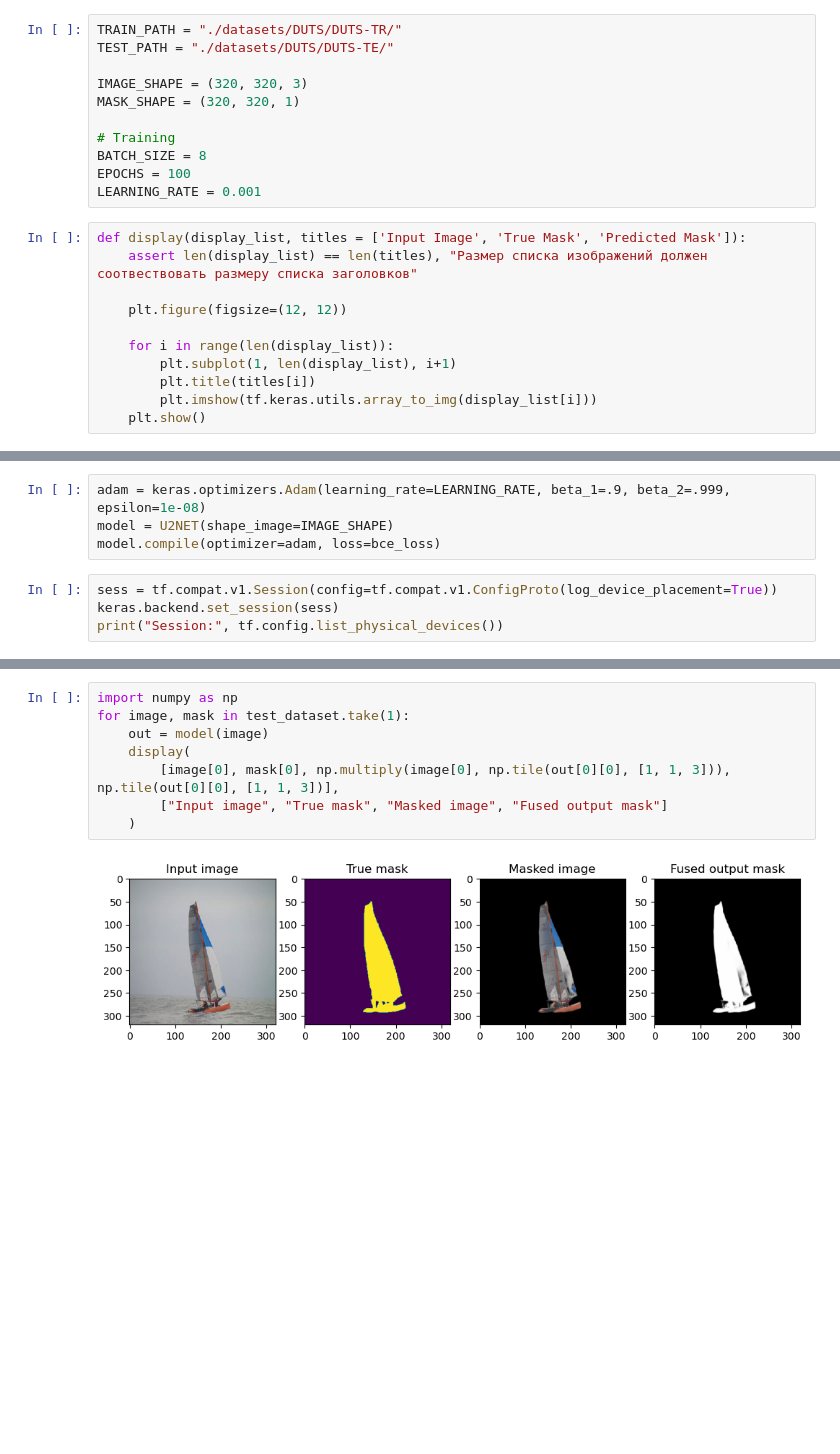
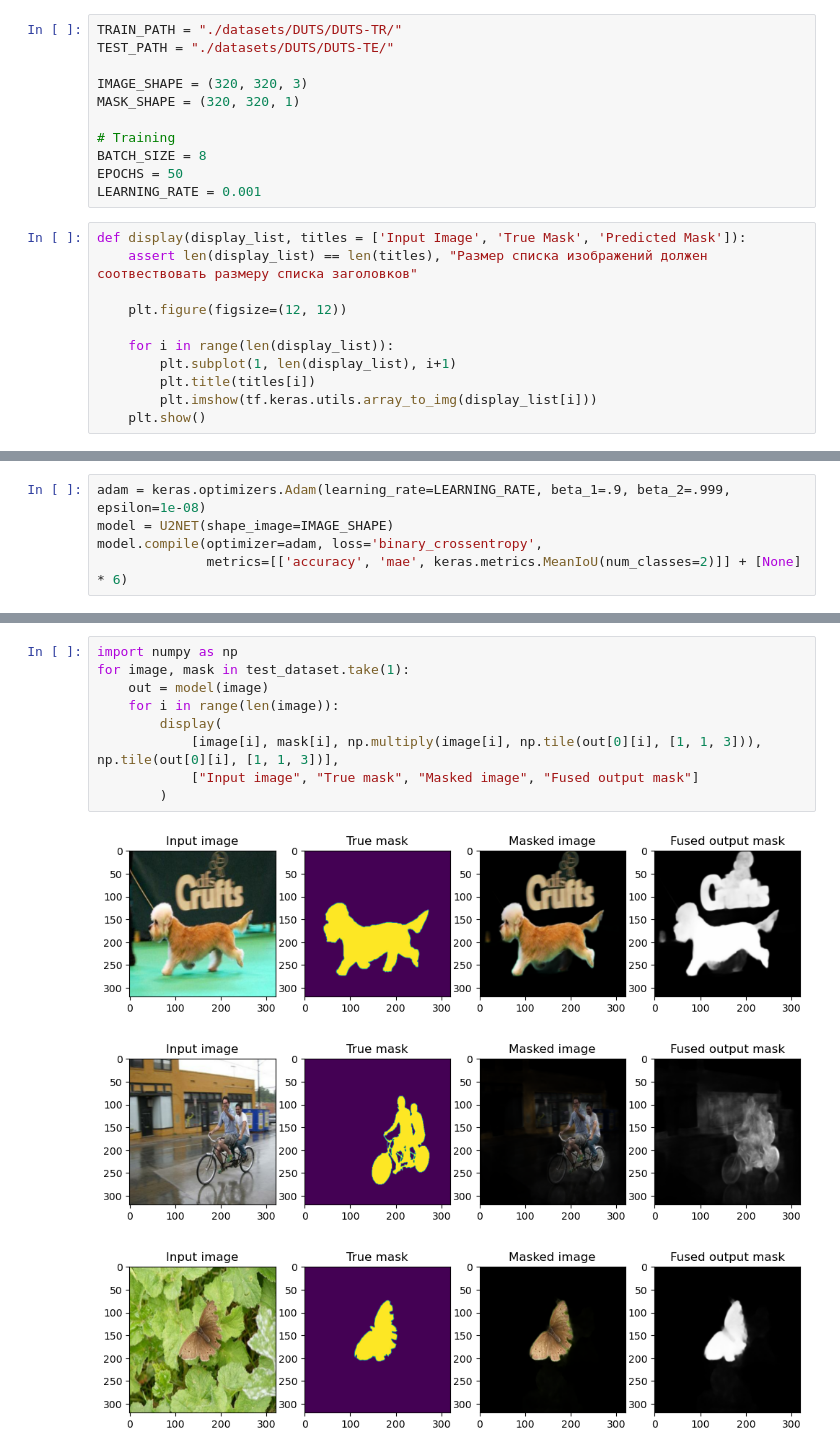
Before and after one commit to Rybchits/salient-object-detection, a Jupyter notebook: u2net.ipynb, the cells around one changed output, grey strips where cells are left out. Saved outputs shown, nothing was run; the diff lists cells and outputs as text; blank space fills up the shorter version.

Commit message:
Added metrics

```diff
--- a/u2net.ipynb
+++ b/u2net.ipynb
@@ -16,7 +18,7 @@ MASK_SHAPE = (320, 320, 1)
 
 # Training
 BATCH_SIZE = 8
-EPOCHS = 100
+EPOCHS = 50
 LEARNING_RATE = 0.001
 # %%
 def display(display_list, titles = ['Input Image', 'True Mask', 'Predicted Mask']):
@@ -63,8 +57,5 @@ for images, masks in train_dataset.take(2):
 # %%
 adam = keras.optimizers.Adam(learning_rate=LEARNING_RATE, beta_1=.9, beta_2=.999, epsilon=1e-08)
 model = U2NET(shape_image=IMAGE_SHAPE)
-model.compile(optimizer=adam, loss=bce_loss)
+model.compile(optimizer=adam, loss='binary_crossentropy',
+              metrics=[['accuracy', 'mae', keras.metrics.MeanIoU(num_classes=2)]] + [None] * 6)
-# %%
-sess = tf.compat.v1.Session(config=tf.compat.v1.ConfigProto(log_device_placement=True))
-keras.backend.set_session(sess)
-print("Session:", tf.config.list_physical_devices())
@@ -113,10 +88,13 @@ INFO:tensorflow:Assets written to: .\checkpoint\assets
 # %%
 import numpy as np
 for image, mask in test_dataset.take(1):
     out = model(image)
-    display(
-        [image[0], mask[0], np.multiply(image[0], np.tile(out[0][0], [1, 1, 3])), np.tile(out[0][0], [1, 1, 3])],
-        ["Input image", "True mask", "Masked image", "Fused output mask"]
-    )
+    for i in range(len(image)):
+        display(
+            [image[i], mask[i], np.multiply(image[i], np.tile(out[0][i], [1, 1, 3])), np.tile(out[0][i], [1, 1, 3])],
+            ["Input image", "True mask", "Masked image", "Fused output mask"]
+        )
 # %% [output]
-[figure, old version]
+[figure, new version]
+[figure, added]
+[figure, added]
```
Also changed, not shown: parts of 8 cells of this notebook, 2 other files.
